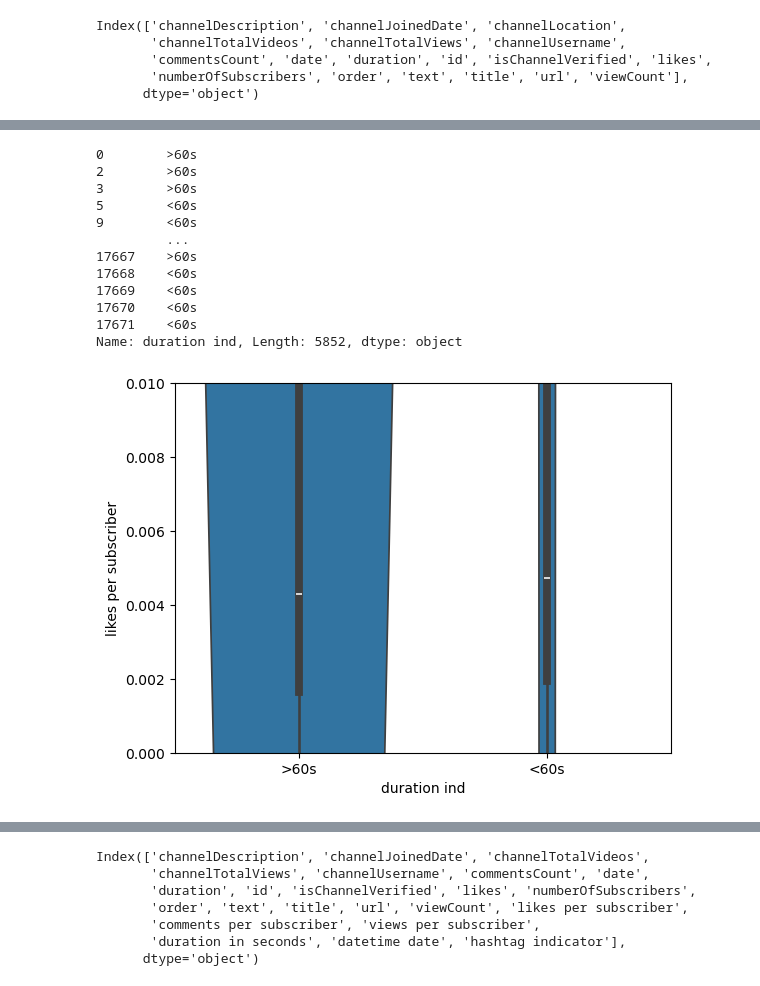
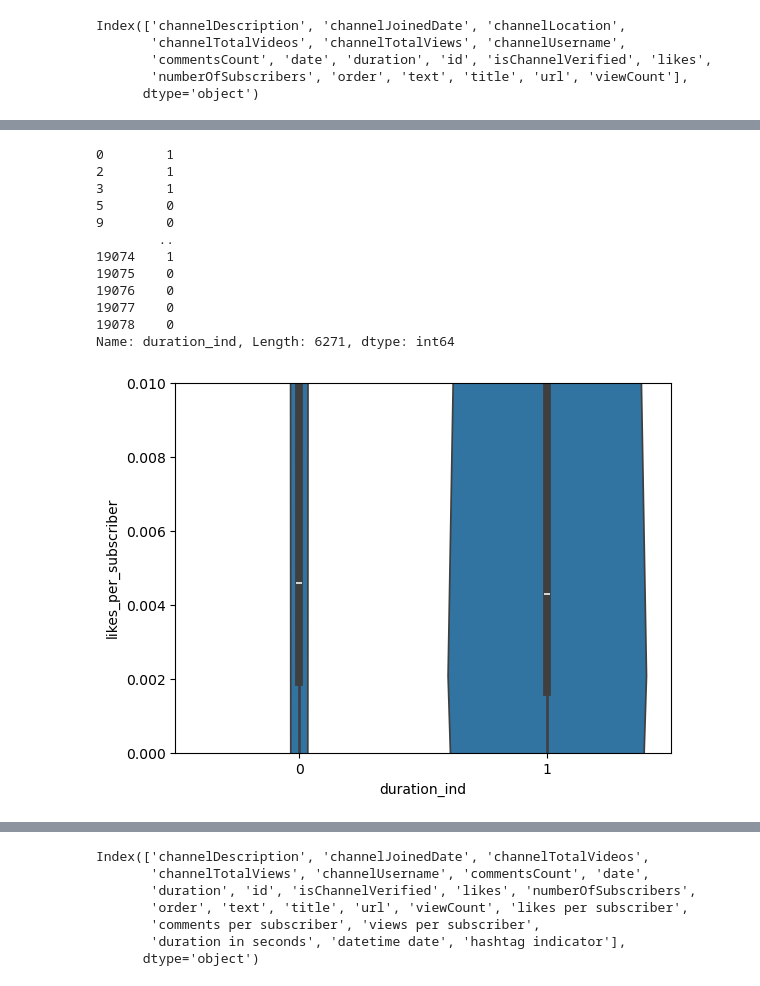
Before and after one commit to pranavrd/erdos-uncreatives, a Jupyter notebook: Data Cleaning and Visualization/Cleaning_and_Visualization1.ipynb, the cells around one changed output, grey strips where cells are left out. Saved outputs shown, nothing was run; the diff lists cells and outputs as text; code cells hidden in the pictures.

```diff
--- a/Data Cleaning and Visualization/Cleaning_and_Visualization1.ipynb
+++ b/Data Cleaning and Visualization/Cleaning_and_Visualization1.ipynb
@@ -112,9 +112,11 @@ memory usage: 2.3+ MB
 #regardless of follower count if it has good "engagement", which is a metrics such as likes/subscriber. Here I am transforming raw likes/comments/views
 #to engagement metrics.
 
-df2["likes per subscriber"] = df["likes"]/df["numberOfSubscribers"]
-df2["comments per subscriber"] = df["commentsCount"]/df["numberOfSubscribers"]
-df2["views per subscriber"] = df["viewCount"]/df["numberOfSubscribers"]
+# Make sure to use underscores in column names. Spaces interfere with some functions such as pd.query()
+
+df["likes_per_subscriber"] = df["likes"]/df["numberOfSubscribers"]
+df["comments_per_subscriber"] = df["commentsCount"]/df["numberOfSubscribers"]
+df["views_per_subscriber"] = df["viewCount"]/df["numberOfSubscribers"]
 # %%
 #Changing duration column from a string to an integer
 import datetime
@@ -182,11 +167,8 @@ plt.show()
 
 #Okay, time to continue to clean by removing data after 3/1
 #First, we need to change the date column so that it is a datetime object and not a string
-datetime_list = []
-for item in df2["date"]:
-    datetime_item = datetime.datetime.fromisoformat(item)
-    datetime_list.append (datetime_item)
 
-df2["datetime date"] = np.array(datetime_list)
-df2["datetime date"]
+df["datetime"] = df["date"].apply(datetime.datetime.fromisoformat)
+df["datetime_date"] = df["datetime"].dt.date.astype(str)
+df["datetime_date"]
 # %% [output]
@@ -211,14 +193,12 @@ oct_15_2024 = datetime.datetime.fromisoformat(oct_15_2024_str) #This is an "awar
 # %%
 #Okay, now we look at the data before 3/1
 
-df2 = df2.reset_index(drop=True) #Resetting the indexing of the rows to default
-df3 = df2.loc[ df2["datetime date"] < march_1_2025 ]
+df = df.reset_index(drop=True) #Resetting the indexing of the rows to default
+df = df.query("datetime_date < '2025-03-01'")
 
-df3.to_csv("cleaner_transformed_data_Rachael2.csv")
+df.to_csv("cleaner_transformed_data_Rachael_with_no_spaces_in_column_names.csv")
 
 #Okay, now we split the data
 
-df_before = df3.loc[ df3["datetime date"] < oct_15_2024 ]
-df_after = df3.loc[ df3["datetime date"] > oct_15_2024 ]
-
-df3["text"]
+df_before = df.query("datetime_date < '2024-10-15'")
+df_after = df.query("datetime_date > '2024-10-15'")
@@ -275,36 +237,28 @@ plt.show()
 
 df_after = df_after.copy() #Makes this its own thing instead of a view object from our previous dataframe
 
-duration_ind_list = []
+df_after["duration_ind"] = np.where(df_after.eval("duration_in_seconds < 60"), 0, 1) # 0 means less  60 seconds, 1 means greater than or equal to 60
 
-for item in df_after["duration in seconds"]:
-    x = "<60s" if item < 60 else ">60s"
-    duration_ind_list.append(x)
-
-dur_ind_arr = np.array( duration_ind_list)
-
-df_after["duration ind"] = dur_ind_arr
-
-df_after["duration ind"]
+df_after["duration_ind"]
 # %% [output]
-0        >60s
-2        >60s
-3        >60s
-5        <60s
-9        <60s
-         ...
-17667    >60s
-17668    <60s
-17669    <60s
-17670    <60s
-17671    <60s
-Name: duration ind, Length: 5852, dtype: object
+0        1
+2        1
+3        1
+5        0
+9        0
+        ..
+19074    1
+19075    0
+19076    0
+19077    0
+19078    0
+Name: duration_ind, Length: 6271, dtype: int64
 # %%
-sns.violinplot( data = df_after, y = "likes per subscriber", x = "duration ind")
+sns.violinplot( data = df_after, y = "likes_per_subscriber", x = "duration_ind")
 plt.ylim(0,.01)
 plt.show()
 
 #This is an exceptionally shitty graph but you can see that the mean of the "short" videos is slightly higher.
 # %% [output]
-[figure, old version]
+[figure, new version]
 # %%
```
Also changed, not shown: parts of 34 cells of this notebook, 3 other files.
